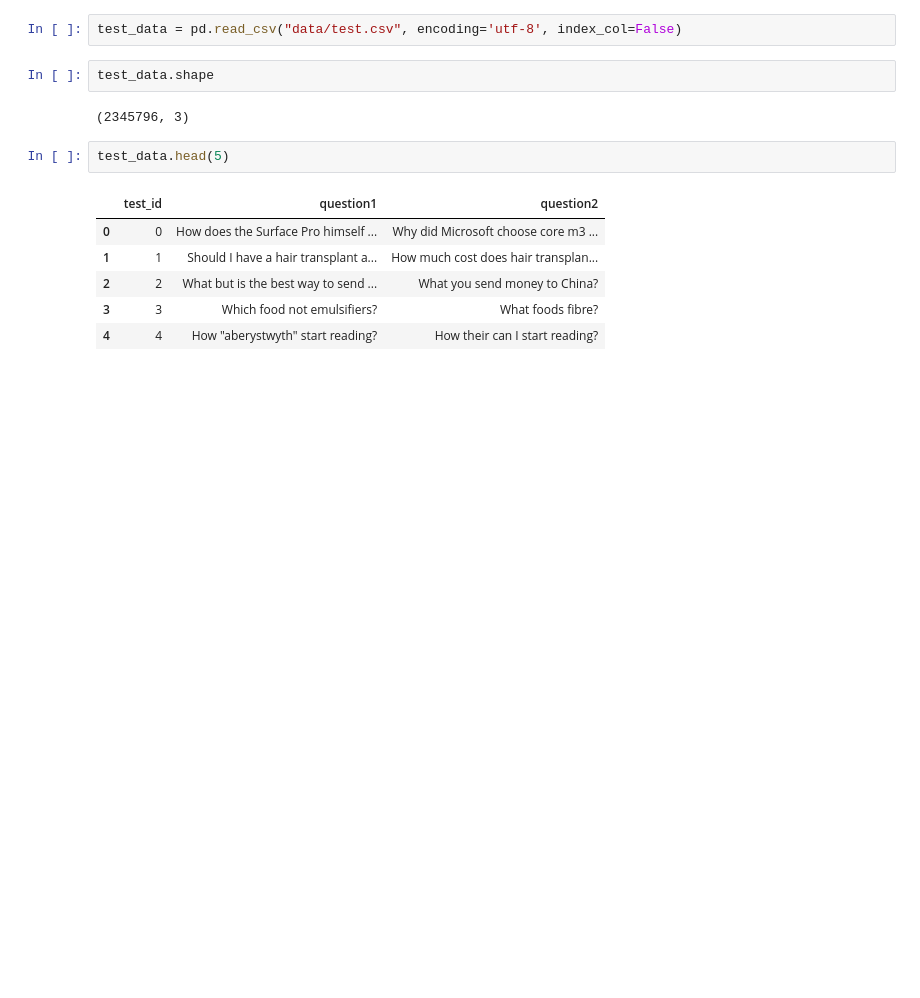
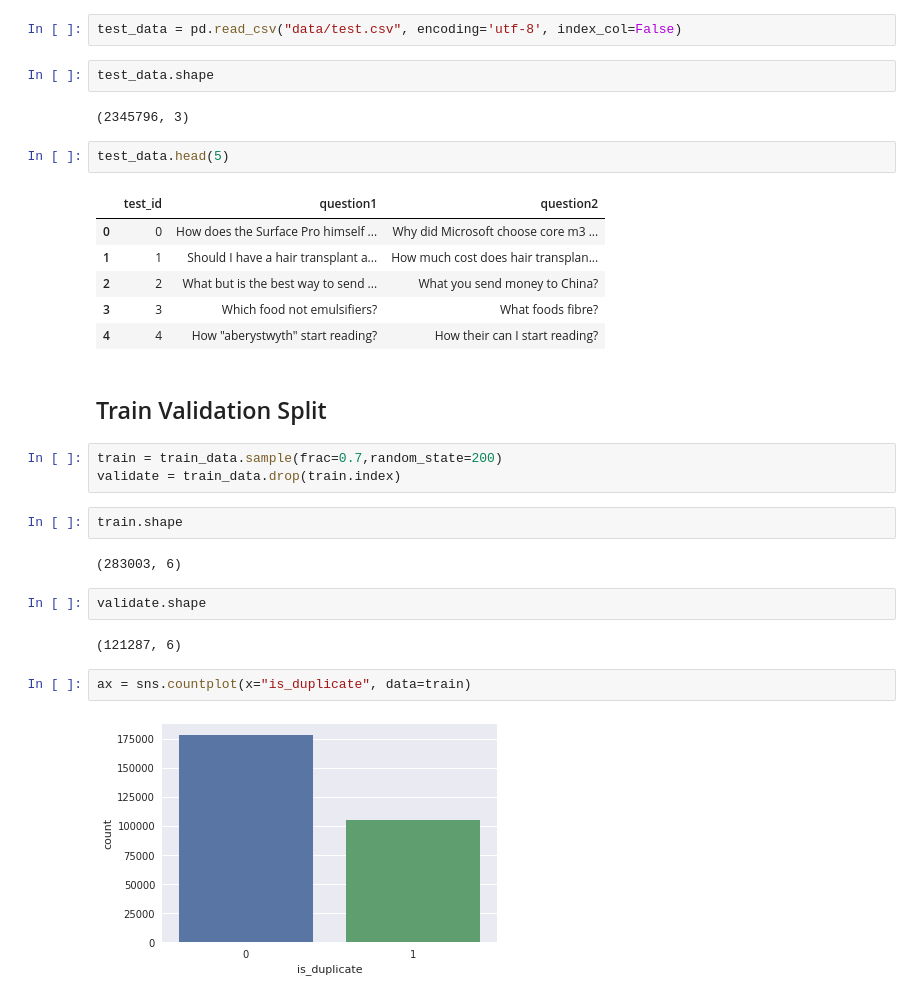
Before and after one commit to mainuddin-rony/mlproject, a Jupyter notebook: preliminary_exploration.ipynb, the cells around one changed output. Cells and saved outputs as stored; diff of their text form; blank space fills up the shorter version.

```diff
--- a/preliminary_exploration.ipynb
+++ b/preliminary_exploration.ipynb
@@ -40,3 +40,20 @@ test_data.head(5)
 | 2 | 2 | What but is the best way to send ... | What you send money to China? |
 | 3 | 3 | Which food not emulsifiers? | What foods fibre? |
 | 4 | 4 | How "aberystwyth" start reading? | How their can I start reading? |
+# %% [markdown]
+## Train Validation Split
+# %%
+train = train_data.sample(frac=0.7,random_state=200)
+validate = train_data.drop(train.index)
+# %%
+train.shape
+# %% [output]
+(283003, 6)
+# %%
+validate.shape
+# %% [output]
+(121287, 6)
+# %%
+ax = sns.countplot(x="is_duplicate", data=train)
+# %% [output]
+[figure, added]
```
Also changed, not shown: parts of 16 cells of this notebook, 1 other file.
